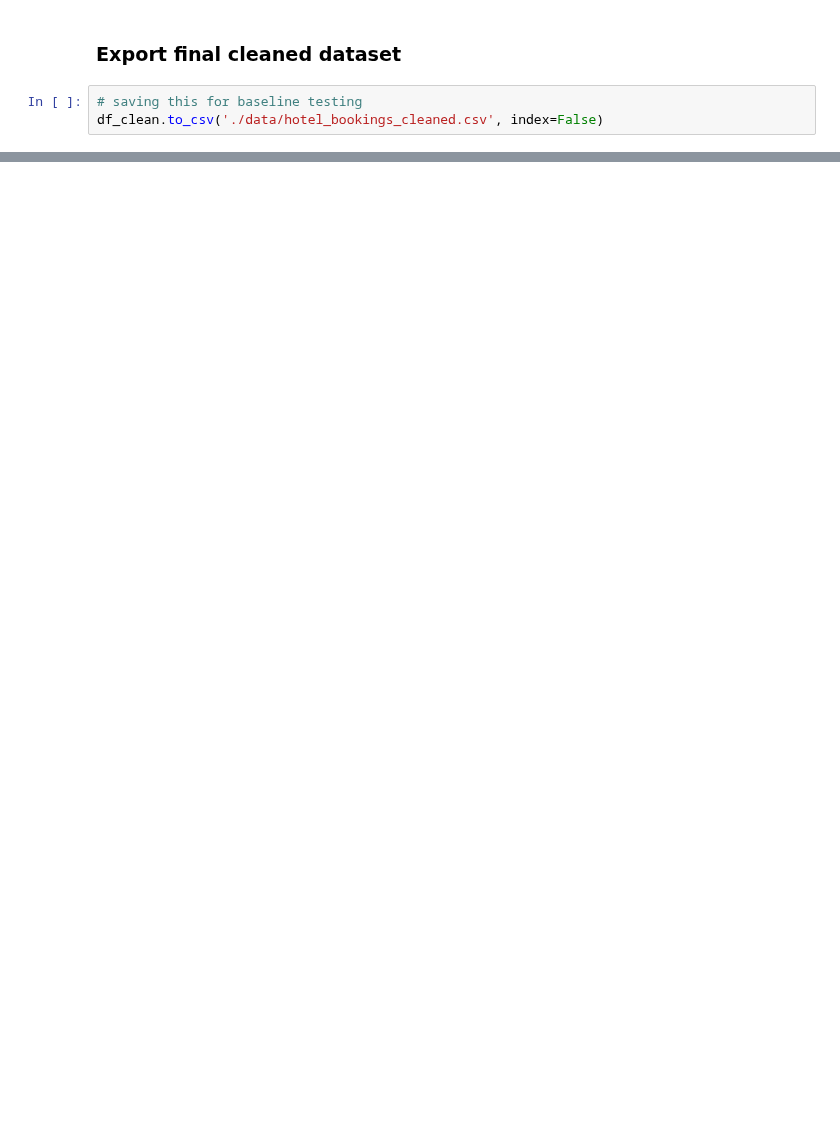
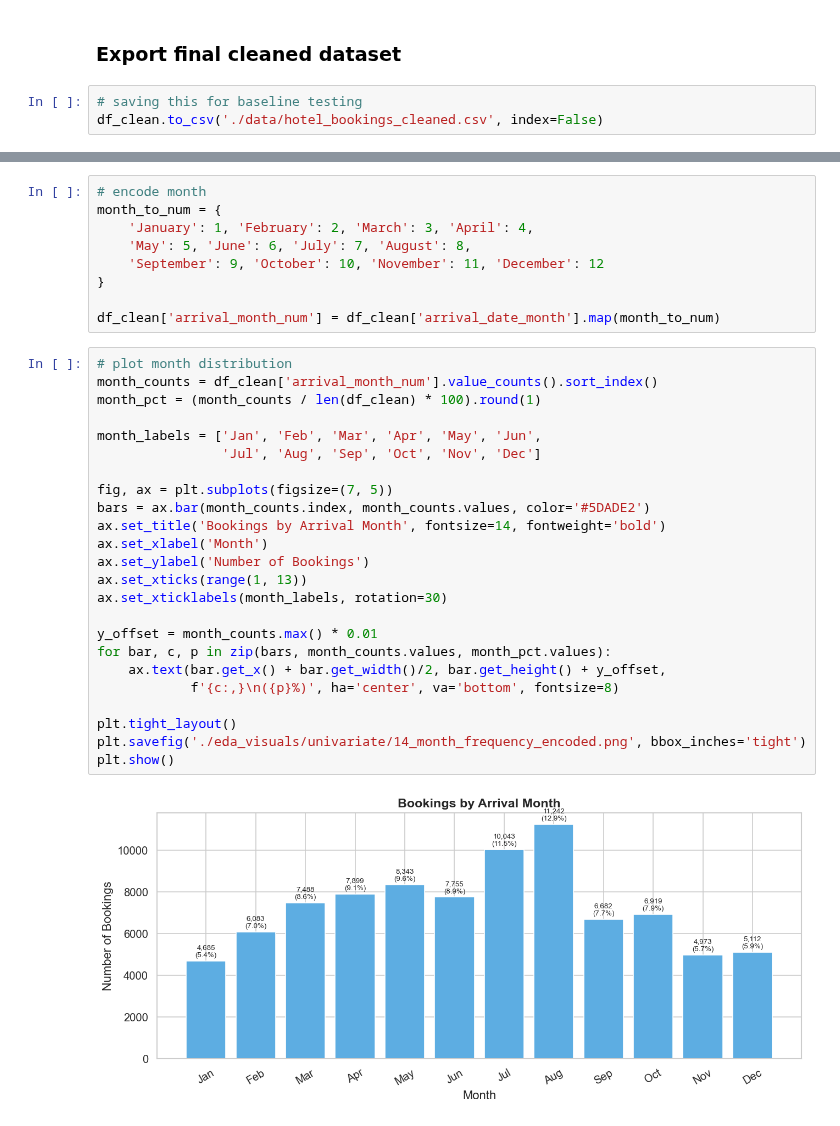
Before and after one commit to jihane1604/Advanced_Business_Analytics, a Jupyter notebook: eda.ipynb, the cells around one changed output, grey strips where cells are left out. Cells and saved outputs as stored; diff of their text form; blank space fills up the shorter version.

```diff
--- a/eda.ipynb
+++ b/eda.ipynb
@@ -459,0 +682,35 @@ df_clean.to_csv('./data/hotel_bookings_cleaned.csv', index=False)
+# %%
+# encode month
+month_to_num = {
+    'January': 1, 'February': 2, 'March': 3, 'April': 4,
+    'May': 5, 'June': 6, 'July': 7, 'August': 8,
+    'September': 9, 'October': 10, 'November': 11, 'December': 12
+}
+
+df_clean['arrival_month_num'] = df_clean['arrival_date_month'].map(month_to_num)
+# %%
+# plot month distribution
+month_counts = df_clean['arrival_month_num'].value_counts().sort_index()
+month_pct = (month_counts / len(df_clean) * 100).round(1)
+
+month_labels = ['Jan', 'Feb', 'Mar', 'Apr', 'May', 'Jun',
+                'Jul', 'Aug', 'Sep', 'Oct', 'Nov', 'Dec']
+
+fig, ax = plt.subplots(figsize=(7, 5))
+bars = ax.bar(month_counts.index, month_counts.values, color='#5DADE2')
+ax.set_title('Bookings by Arrival Month', fontsize=14, fontweight='bold')
+ax.set_xlabel('Month')
+ax.set_ylabel('Number of Bookings')
+ax.set_xticks(range(1, 13))
+ax.set_xticklabels(month_labels, rotation=30)
+
+y_offset = month_counts.max() * 0.01
+for bar, c, p in zip(bars, month_counts.values, month_pct.values):
+    ax.text(bar.get_x() + bar.get_width()/2, bar.get_height() + y_offset,
+            f'{c:,}\n({p}%)', ha='center', va='bottom', fontsize=8)
+
+plt.tight_layout()
+plt.savefig('./eda_visuals/univariate/14_month_frequency_encoded.png', bbox_inches='tight')
+plt.show()
+# %% [output]
+[figure, added]
```
Also changed, not shown: parts of 60 cells of this notebook, 1 other file.
